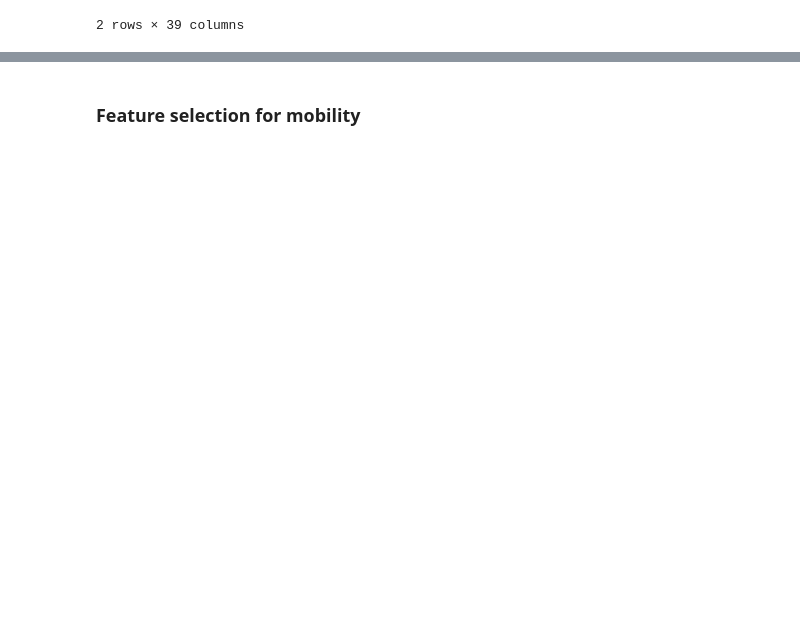
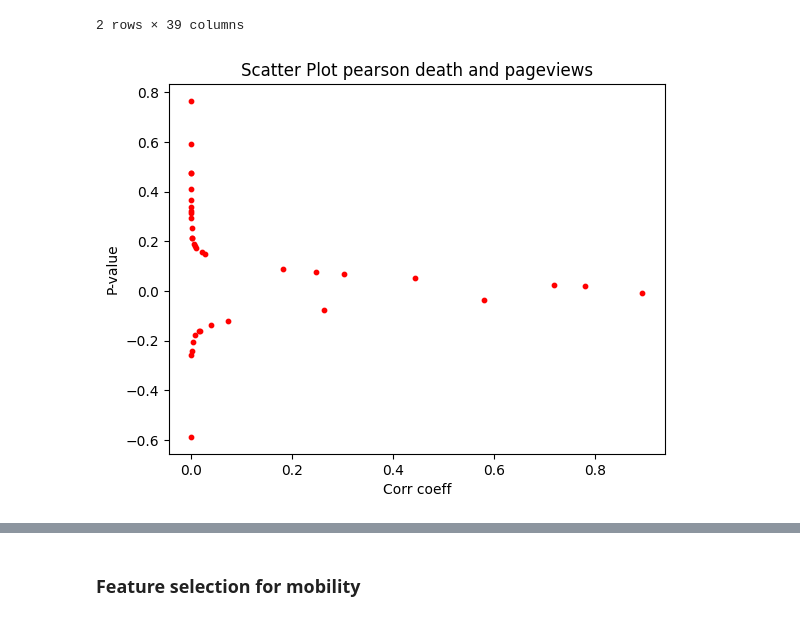
Before and after one commit to epfl-ada/ada-2022-project-thedatadiggers22, a Jupyter notebook: test_clustering.ipynb, the cells around one changed output, grey strips where cells are left out. Saved outputs shown, nothing was run; the diff lists cells and outputs as text; code cells hidden in the pictures; blank space fills up the shorter version.

```diff
--- a/test_clustering.ipynb
+++ b/test_clustering.ipynb
@@ -83,17 +83,19 @@ pearson_cases
 # %%
 # create a new figure
 plt.figure()
 
 # use the scatter() function to plot the points,
 # with red circles of size 10
-plt.scatter(x, pearson_deaths[], color="red", s=10)
+plt.scatter(pearson_deaths.loc[1][1:], pearson_deaths.loc[0][1:], color="red", s=10)
 
 # add a title
-plt.title("Scatter Plot")
+plt.title("Scatter Plot pearson death and pageviews")
 
 # add x and y axis labels
-plt.xlabel("X-axis")
-plt.ylabel("Y-axis")
+plt.xlabel("Corr coeff")
+plt.ylabel("P-value")
 
 # show the plot
 plt.show()
+# %% [output]
+[figure, added]
```
Also changed, not shown: parts of 10 cells of this notebook, 1 other file.
